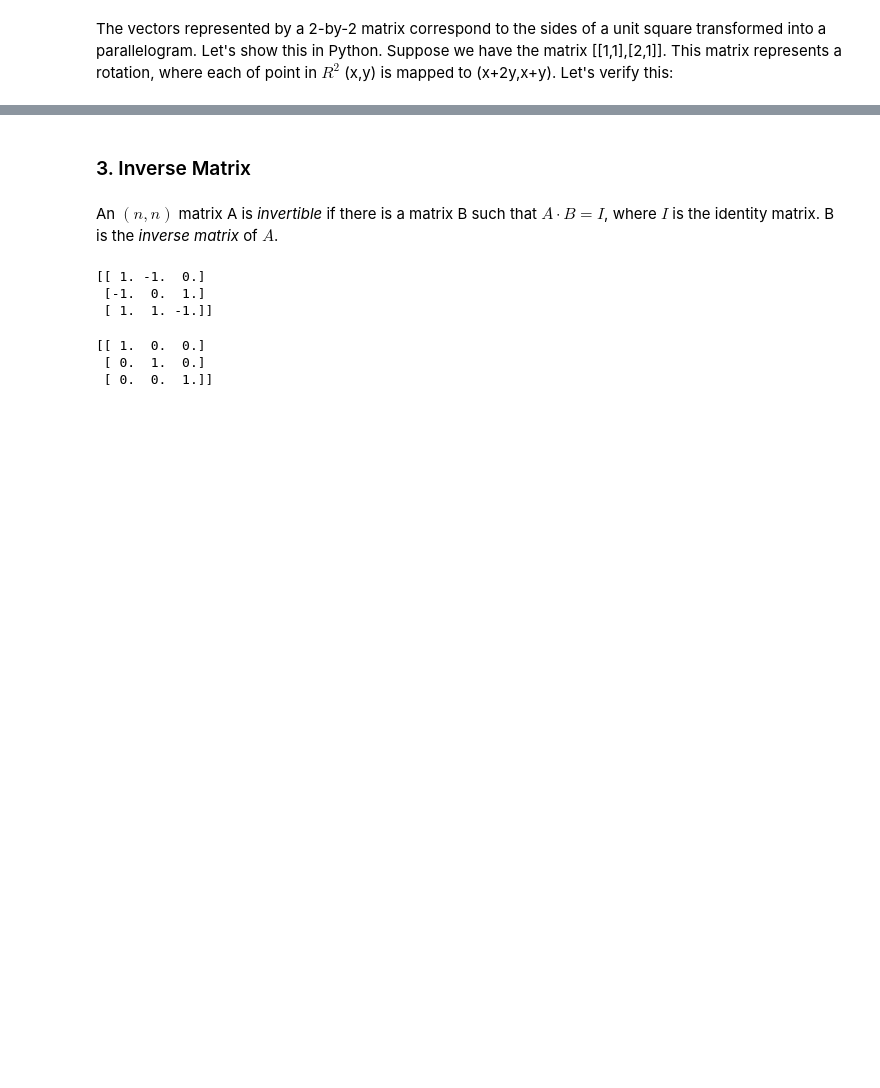
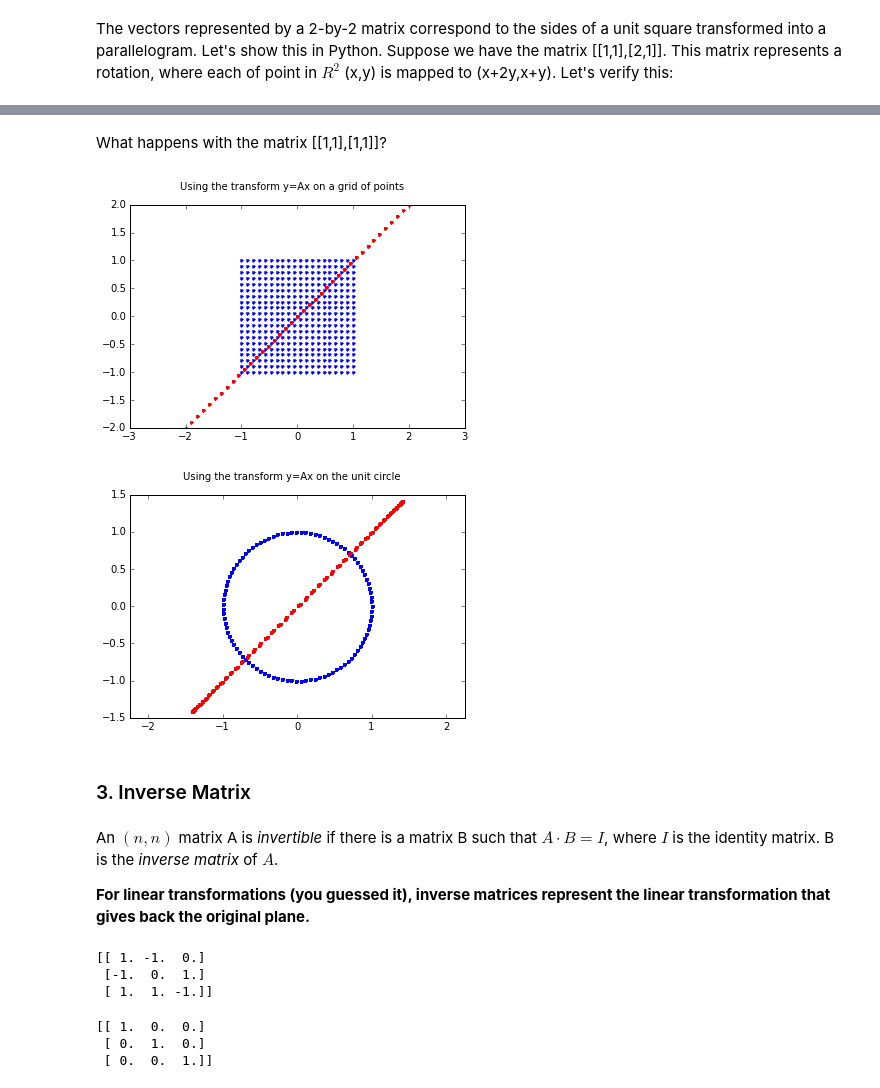
Before and after one commit to gmonce/datascience, a Jupyter notebook: src/2. - Matrices for data scientists.ipynb, the cells around one changed output, grey strips where cells are left out. Saved outputs shown, nothing was run; the diff lists cells and outputs as text; code cells hidden in the pictures; blank space fills up the shorter version.

```diff
--- a/src/2. - Matrices for data scientists.ipynb
+++ b/src/2. - Matrices for data scientists.ipynb
@@ -194,3 +236,11 @@ print np.dot(us,Ex)
+# %% [markdown]
+What happens with the matrix [[1,1],[1,1]]?
+# %%
+transform_unit_square([[1,1],[1,1]])
+transform_unit_circle([[1,1],[1,1]])
+# %% [output]
+[figure, added]
+[figure, added]
 # %% [markdown]
 ### 3. Inverse Matrix
 # %%
@@ -198,4 +248,6 @@ import numpy.linalg
 # %% [markdown]
 An $(n,n)$ matrix A is _invertible_ if there is a matrix B such that $A \cdot B = I$, where $I$ is the identity matrix. B is the _inverse matrix_ of $A$.
+
+**For linear transformations (you guessed it), inverse matrices represent the linear transformation that gives back the original plane.**
 # %%
 A=np.array([1,1,1,0,1,1,1,2,1]).reshape((3,3))
```
Also changed, not shown: parts of 101 cells of this notebook, 1 other file.
